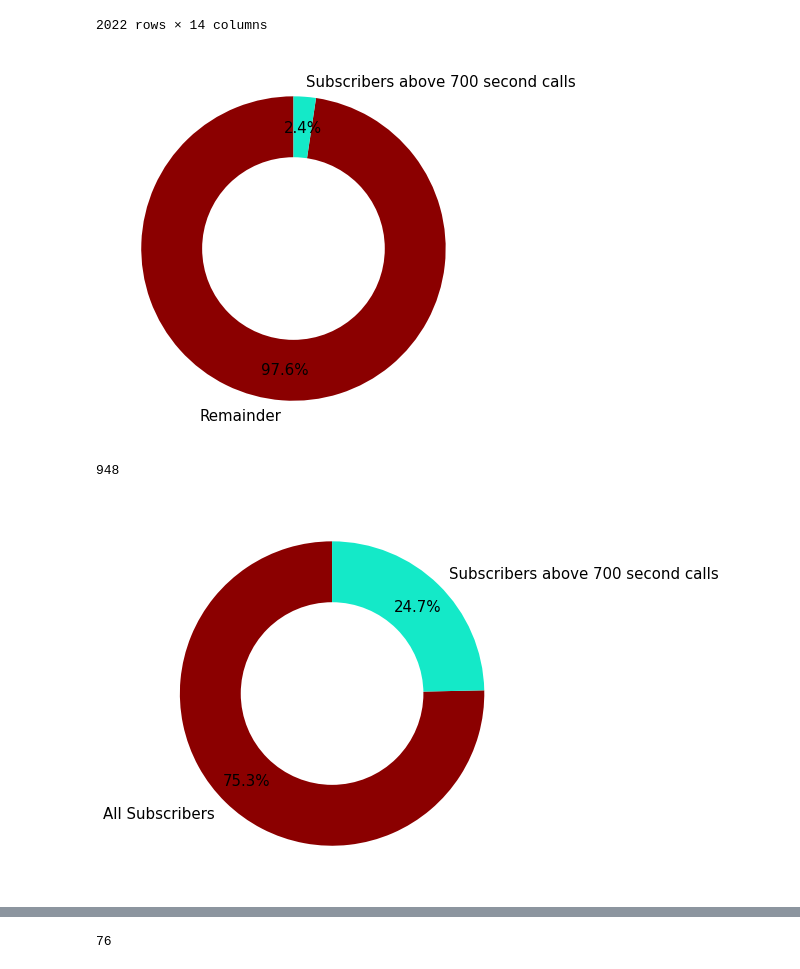
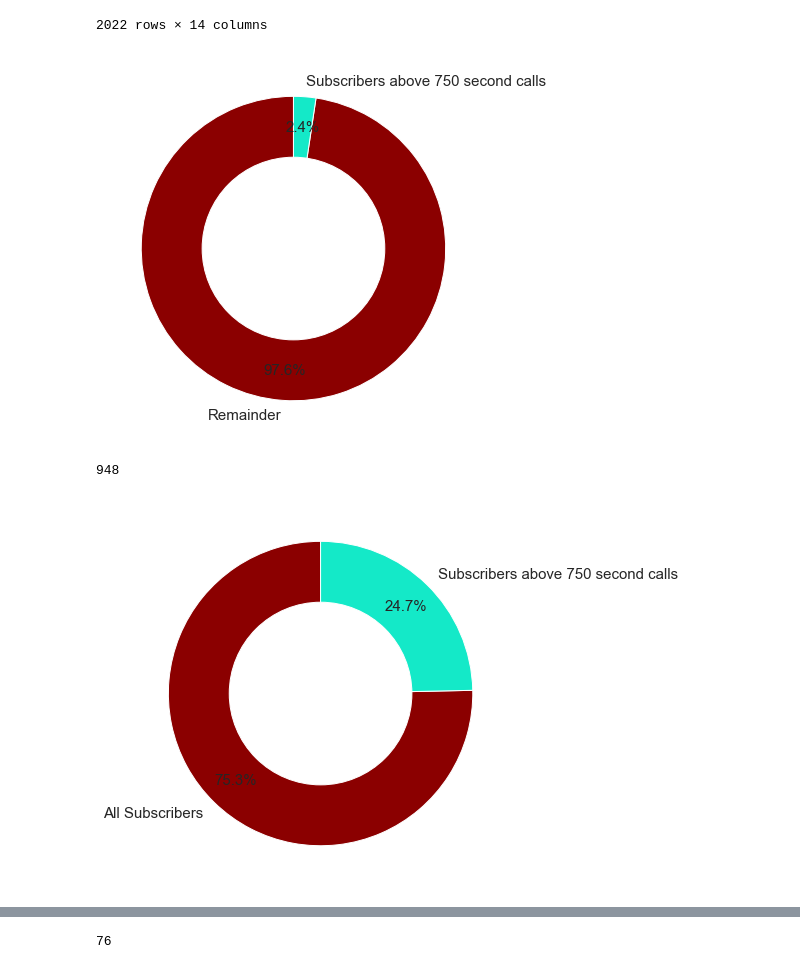
Before and after one commit to kre8tions/Apziva, a Jupyter notebook: cbxr8ZpqR79rOXna/cbxr8ZpqR79rOXna.ipynb, the cells around one changed output, grey strips where cells are left out. Drawn from its saved outputs; the diff is of its cells as text; code cells hidden in the pictures.

```diff
--- a/cbxr8ZpqR79rOXna/cbxr8ZpqR79rOXna.ipynb
+++ b/cbxr8ZpqR79rOXna/cbxr8ZpqR79rOXna.ipynb
@@ -298,21 +296,21 @@ df_hdur
 # %%
 subscriber_hdur = df_hdur['y'].value_counts()[1]
 remainder = 40000 - subscriber_hdur
 
 # Graphing our labelled categories
-category_names = ['Remainder', 'Subscribers above 700 second calls']
+category_names = ['Remainder', 'Subscribers above 750 second calls']
 sizes = [remainder, subscriber_hdur]
 
 plt.figure(figsize = (7, 7))
 plt.pie(sizes, labels = category_names, textprops = {'fontsize': 15}, startangle=90,
         autopct='%1.1f%%', colors = colors, pctdistance=0.8)
 
 center_circle = plt.Circle((0, 0), radius=0.6, fc='white')
 plt.gca().add_artist(center_circle)
 
 plt.show()
 # %% [output]
-[figure, old version]
+[figure, new version]
 # %%
 subscriber_hdur
 # %% [output]
@@ -321,7 +319,7 @@ subscriber_hdur
 all_subsribers = df['y'].value_counts()[1]
 # %%
 # Graphing our labelled categories
-category_names = ['All Subscribers', 'Subscribers above 700 second calls']
+category_names = ['All Subscribers', 'Subscribers above 750 second calls']
 sizes = [all_subsribers, subscriber_hdur]
 
 plt.figure(figsize = (7, 7))
@@ -333,7 +331,7 @@ plt.gca().add_artist(center_circle)
 
 plt.show()
 # %% [output]
-[figure, old version]
+[figure, new version]
 # %%
 df_hdur_1 = df[df['duration'] > 1500]
 subscriber_hdur_1 = df_hdur_1['y'].value_counts()[1]
```
Also changed, not shown: parts of 35 cells of this notebook.
